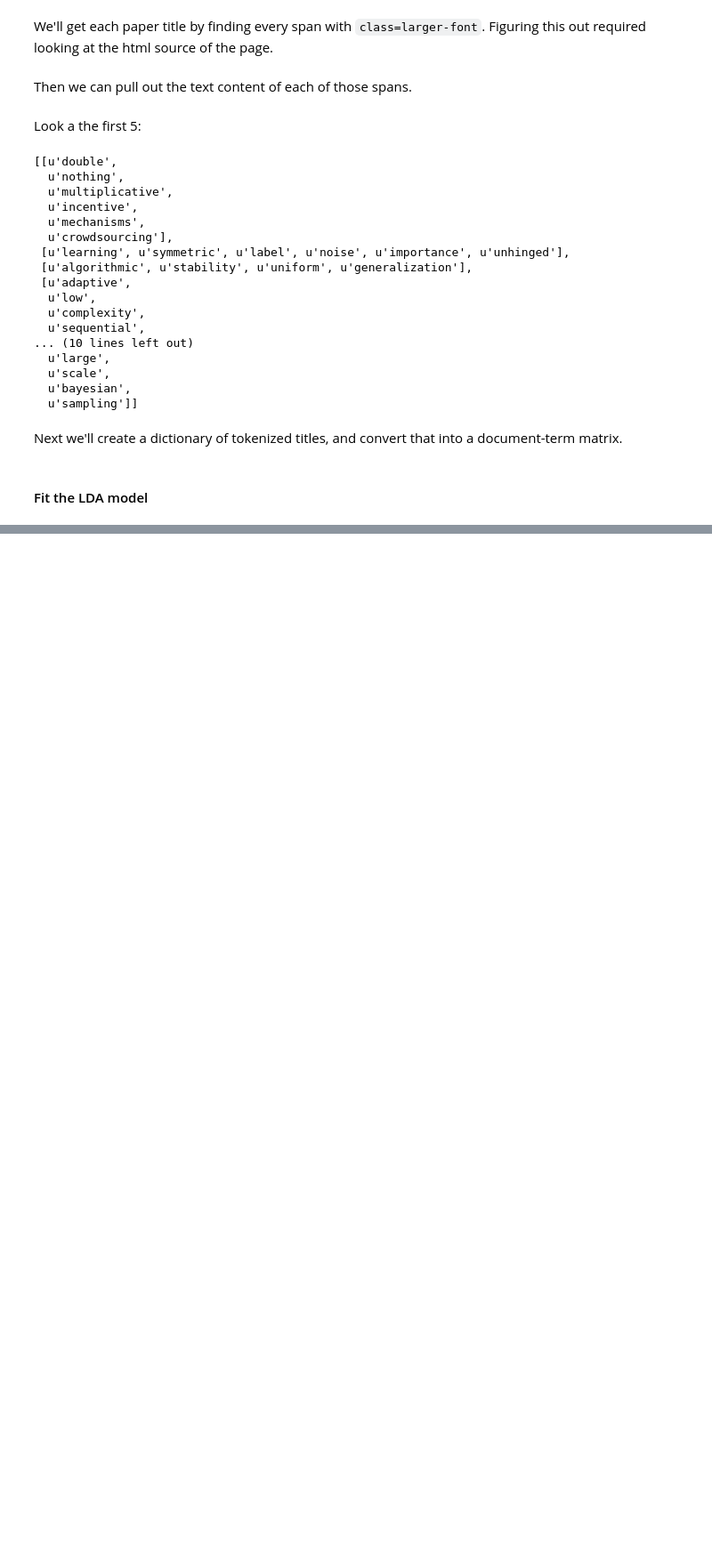
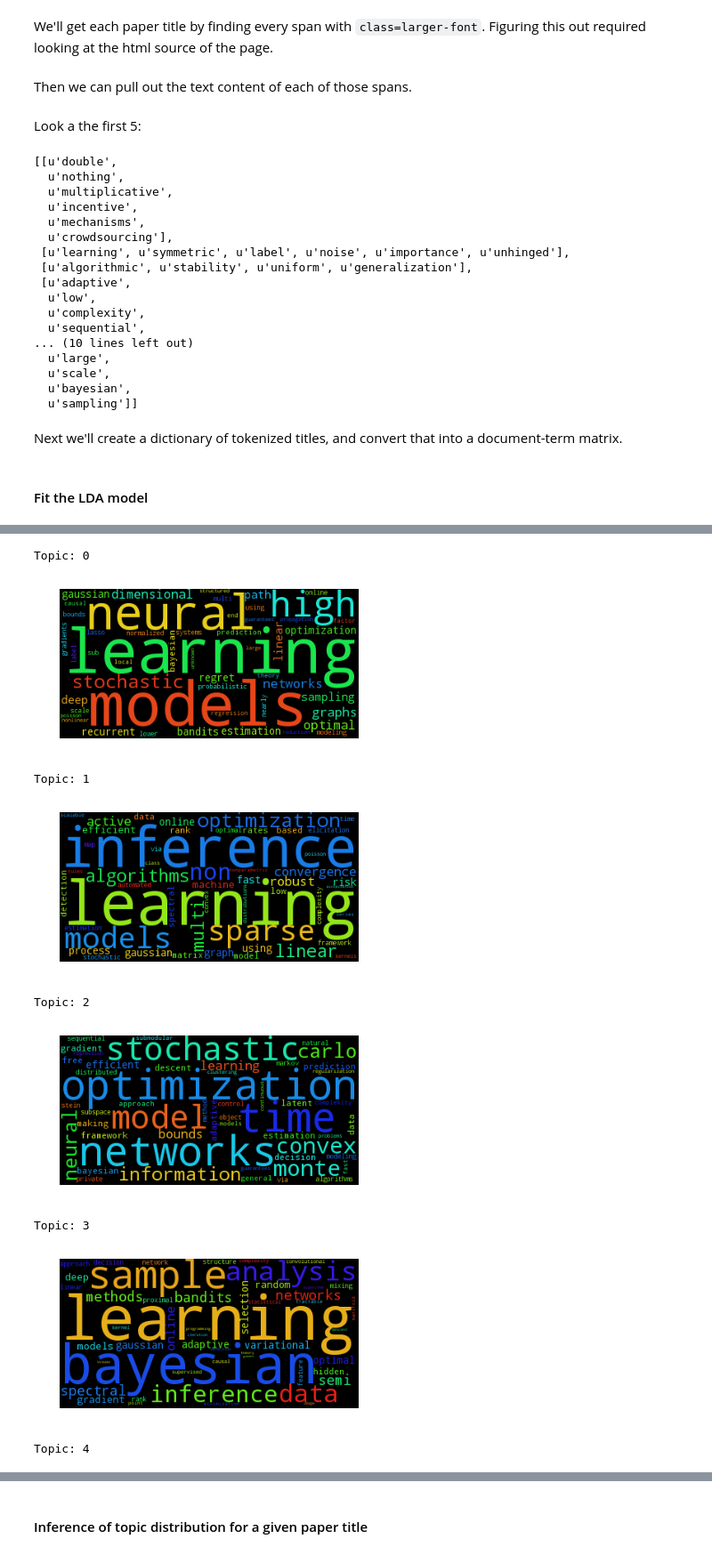
Before and after one commit to cjbayesian/NIPS_TitlesLDA, a Jupyter notebook: NIPS_Papers.ipynb, the cells around one changed output, grey strips where cells are left out. Shown: that part at 89% size. Cells and saved outputs as stored; diff of their text form; code cells hidden in the pictures; blank space fills up the shorter version.

```diff
--- a/NIPS_Papers.ipynb
+++ b/NIPS_Papers.ipynb
@@ -103,0 +111,18 @@ pd.DataFrame({topic:[i[1] for i in t] for topic,t in enumerate(topics)})
+# %%
+for i, top in enumerate(topics):
+    print 'Topic:', i
+    wc.generate_from_frequencies([(t[1],t[0]) for t in top])
+    img = wc.to_image()
+    plt.imshow(img)
+    plt.axis("off")
+    plt.show()
+# %% [output]
+Topic: 0
+[figure, added]
+Topic: 1
+[figure, added]
+Topic: 2
+[figure, added]
+Topic: 3
+[figure, added]
+Topic: 4
@@ -103,0 +130,2 @@ pd.DataFrame({topic:[i[1] for i in t] for topic,t in enumerate(topics)})
+# %% [markdown]
+#### Inference of topic distribution for a given paper title
```
Also changed, not shown: parts of 18 cells of this notebook, 2 other files.
